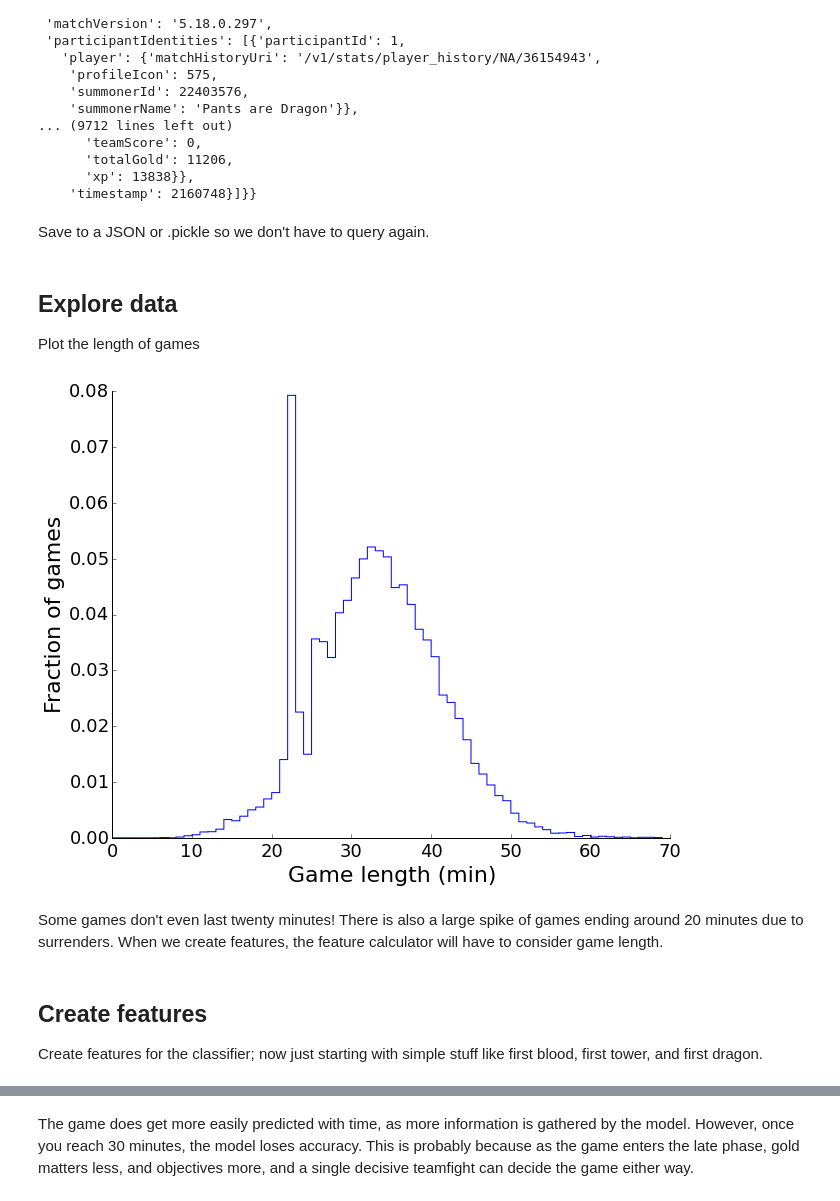
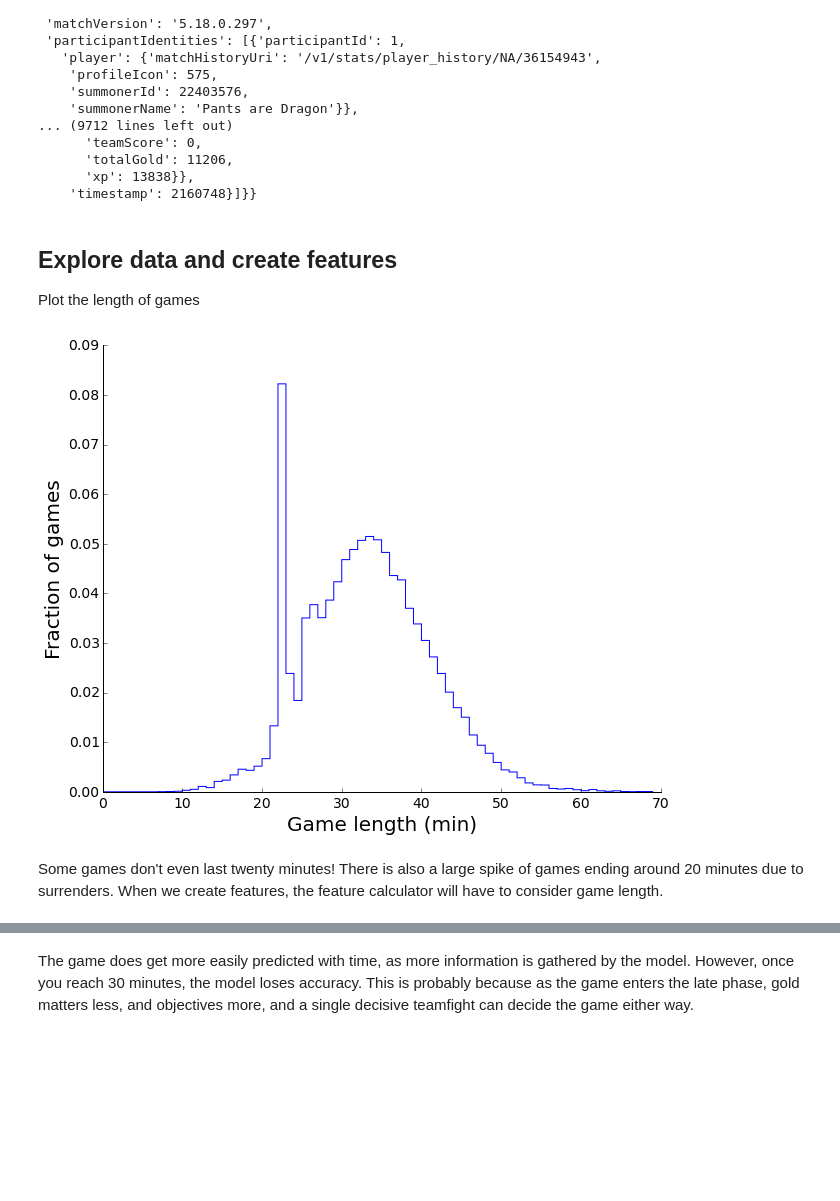
Before and after one commit to map222/lolML, a Jupyter notebook: notebooks/PuPPy - Predicting LoL with random forests.ipynb, the cells around one changed output, grey strips where cells are left out. Cells and saved outputs as stored; diff of their text form; code cells hidden in the pictures; blank space fills up the shorter version.

```diff
--- a/notebooks/PuPPy - Predicting LoL with random forests.ipynb
+++ b/notebooks/PuPPy - Predicting LoL with random forests.ipynb
@@ -45,3 +49,8 @@ low_timelines_df = feature_calc.calc_second_diff(low_timelines_df)
+# %%
+import matplotlib as mpl
+mpl.rc('font', size=22)
+mpl.rc('lines', linewidth=3)
+mpl.rc('figure',figsize=[8, 6])
 # %% [markdown]
 # Use Riot's API to download JSON Data
 # %%
@@ -71,27 +81,17 @@ match_info
       'totalGold': 11206,
       'xp': 13838}},
     'timestamp': 2160748}]}}
-# %% [markdown]
-Save to a JSON or .pickle so we don't have to query again.
 # %% [markdown]
-## Explore data
+## Explore data and create features
 
 Plot the length of games
 # %%
 fig, ax = plt.subplots(1, figsize = [10, 8])
-plt.hist(np.array(euw_timelines_df[0]['game_length']), bins = range(0, 70), histtype='step', normed=True)
-plt.xlabel('Game length (min)', fontsize = 22)
-plt.ylabel('Fraction of games', fontsize = 22)
+plt.hist(np.array(na_timelines_df[0]['game_length']), bins = range(0, 70), histtype='step', normed=True)
+plt.xlabel('Game length (min)')
+plt.ylabel('Fraction of games')
 lol_plt.prettify_axes(plt.gca())
-for tick in ax.xaxis.get_major_ticks():
-    tick.label.set_fontsize(18)
-for tick in ax.yaxis.get_major_ticks():
-    tick.label.set_fontsize(18)
 # %% [output]
-[figure, old version]
+[figure, new version]
 # %% [markdown]
 Some games don't even last twenty minutes! There is also a large spike of games ending around 20 minutes due to surrenders. When we create features, the feature calculator will have to consider game length.
-# %% [markdown]
-## Create features
-
-Create features for the classifier; now just starting with simple stuff like first blood, first tower, and first dragon.
```
Also changed, not shown: parts of 106 cells of this notebook, 1 other file.
